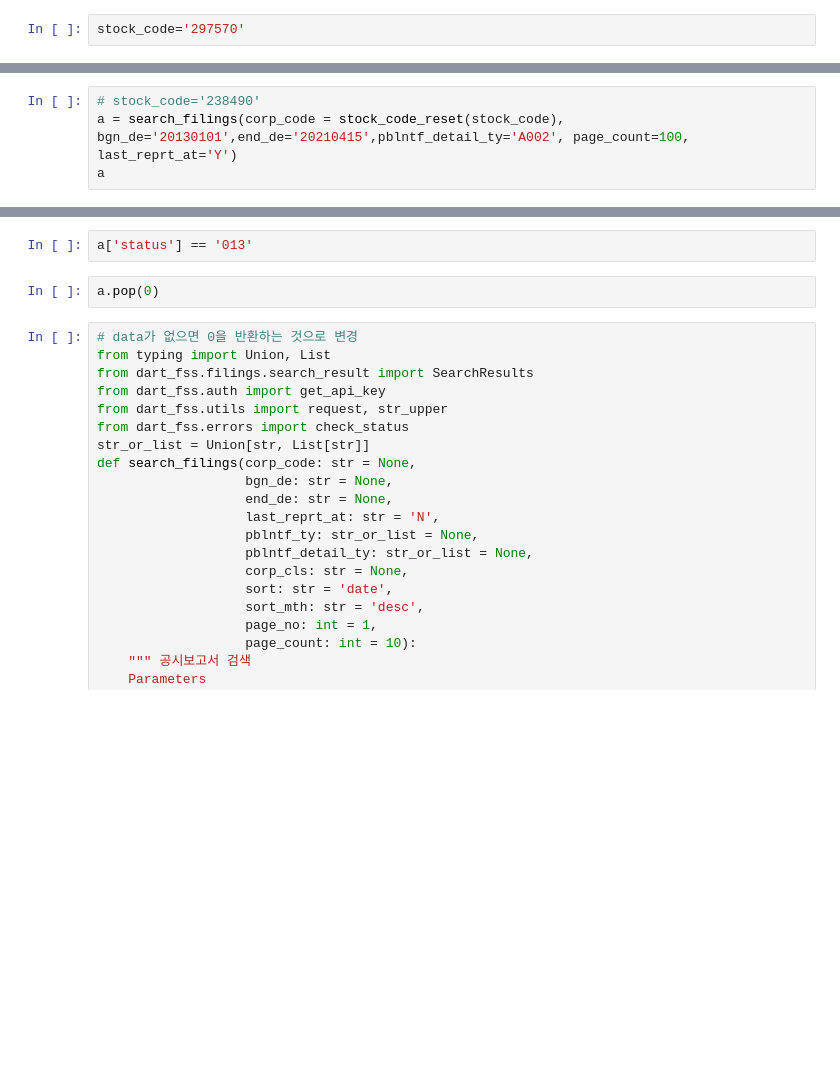
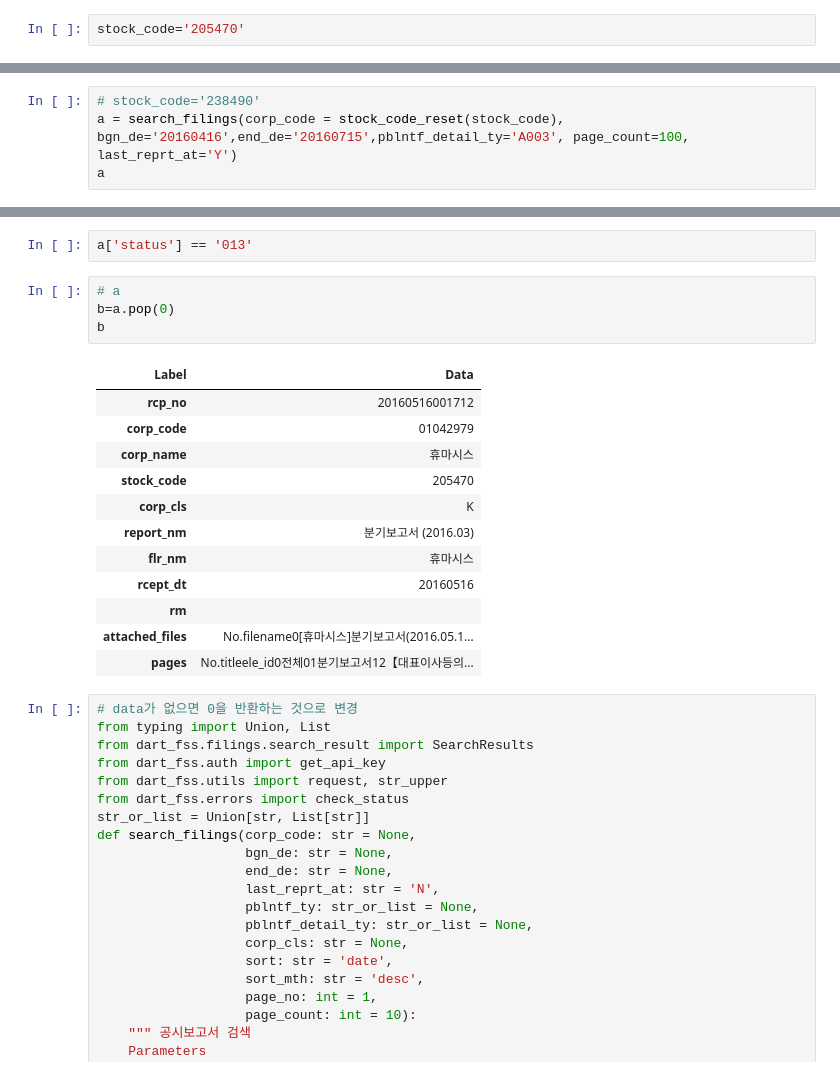
Before and after one commit to malkovich0/Finance, a Jupyter notebook: dartfss_modi.ipynb, the cells around one changed output, grey strips where cells are left out. Cells and saved outputs as stored; diff of their text form; blank space fills up the shorter version.

```diff
--- a/dartfss_modi.ipynb
+++ b/dartfss_modi.ipynb
@@ -1419,5 +1415,5 @@ stock_code
 # %%
-stock_code='297570'
+stock_code='205470'
 # %%
 fs = extract(corp_code = stock_code_reset(stock_code), bgn_de='20130101',end_de='20210415',report_tp='quarter')
 # %% [output]
@@ -1618,4 +1623,4 @@ fs
 # %%
 # stock_code='238490'
-a = search_filings(corp_code = stock_code_reset(stock_code), bgn_de='20130101',end_de='20210415',pblntf_detail_ty='A002', page_count=100, last_reprt_at='Y')
+a = search_filings(corp_code = stock_code_reset(stock_code), bgn_de='20160416',end_de='20160715',pblntf_detail_ty='A003', page_count=100, last_reprt_at='Y')
 a
@@ -1622,7 +1634,22 @@ a
 # %%
 a['status'] == '013'
 # %%
-a.pop(0)
+# a
+b=a.pop(0)
+b
+# %% [output]
+| Label | Data |
+| rcp_no | 20160516001712 |
+| corp_code | 01042979 |
+| corp_name | 휴마시스 |
+| stock_code | 205470 |
+| corp_cls | K |
+| report_nm | 분기보고서 (2016.03) |
+| flr_nm | 휴마시스 |
+| rcept_dt | 20160516 |
+| rm |  |
+| attached_files | No.filename0[휴마시스]분기보고서(2016.05.1... |
+| pages | No.titleele_id0전체01분기보고서12【대표이사등의... |
 # %%
 # data가 없으면 0을 반환하는 것으로 변경
 from typing import Union, List
```
Also changed, not shown: parts of 9 cells of this notebook, 1 other file.
